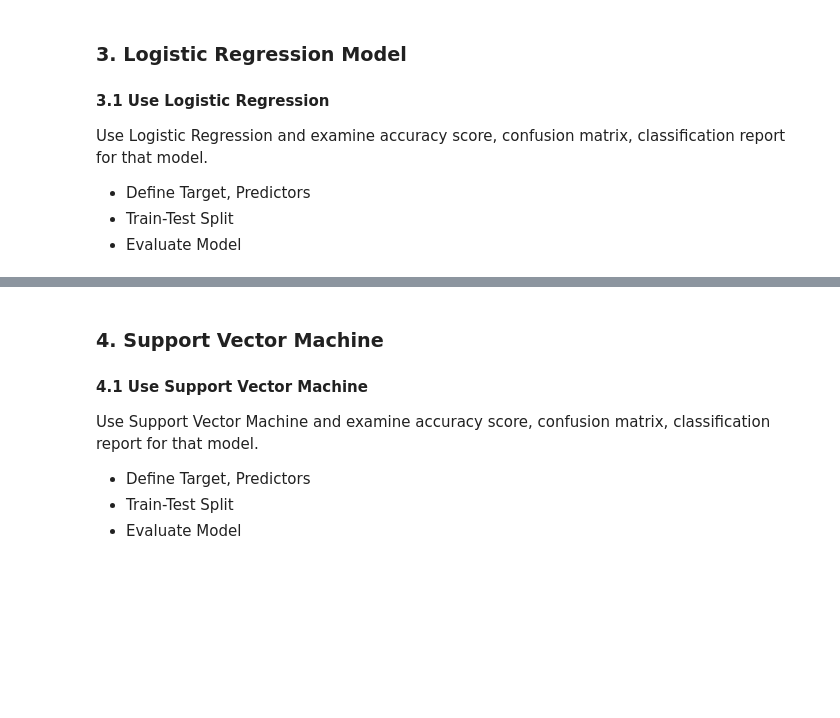
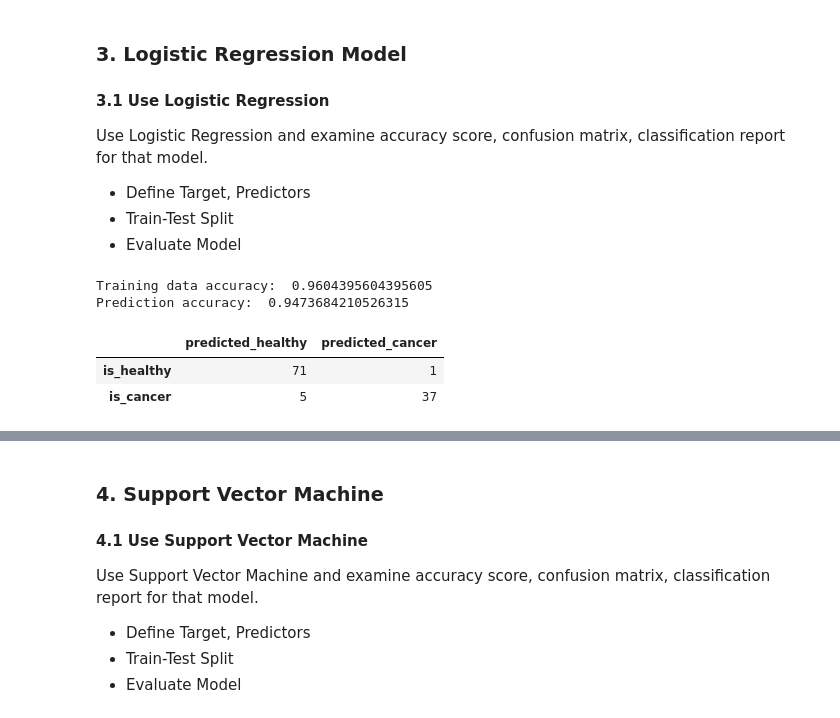
Before and after one commit to CDan07/IOD, a Jupyter notebook: Labs/Module 5/IOD_Lab_5_3_1.ipynb, the cells around one changed output, grey strips where cells are left out. Drawn from its saved outputs; the diff is of its cells as text; code cells hidden in the pictures; blank space fills up the shorter version.

```diff
--- a/Labs/Module 5/IOD_Lab_5_3_1.ipynb
+++ b/Labs/Module 5/IOD_Lab_5_3_1.ipynb
@@ -120,3 +131,29 @@ Use Logistic Regression and examine accuracy score, confusion matrix, classifica
 - Define Target, Predictors
 - Train-Test Split
 - Evaluate Model
+# %%
+# Define Target, Predictors
+X = df.drop(columns=['diagnosis'])
+y = df['diagnosis']
+
+# Train-Test Split
+X_train,X_test,y_train,y_test = train_test_split(X,y,test_size=0.2,random_state=1)
+
+# Evaluate Model
+logreg = LogisticRegression(max_iter=3000)
+logreg.fit(X_train,y_train)
+print("Training data accuracy: ",logreg.score(X_train,y_train))
+y_predict_logreg = logreg.predict(X_test)
+print("Prediction accuracy: ", accuracy_score(y_test,y_predict_logreg))
+# %% [output]
+Training data accuracy:  0.9604395604395605
+Prediction accuracy:  0.9473684210526315
+# %%
+# Confusion matrix
+confusion_matrix_values = confusion_matrix(y_test, y_predict_logreg)
+confusion_df = pd.DataFrame(confusion_matrix_values, columns=['predicted_healthy', 'predicted_cancer'], index=['is_healthy', 'is_cancer'])
+confusion_df
+# %% [output]
+|  | predicted_healthy | predicted_cancer |
+| is_healthy | 71 | 1 |
+| is_cancer | 5 | 37 |
```
Also changed, not shown: parts of 16 cells of this notebook.
